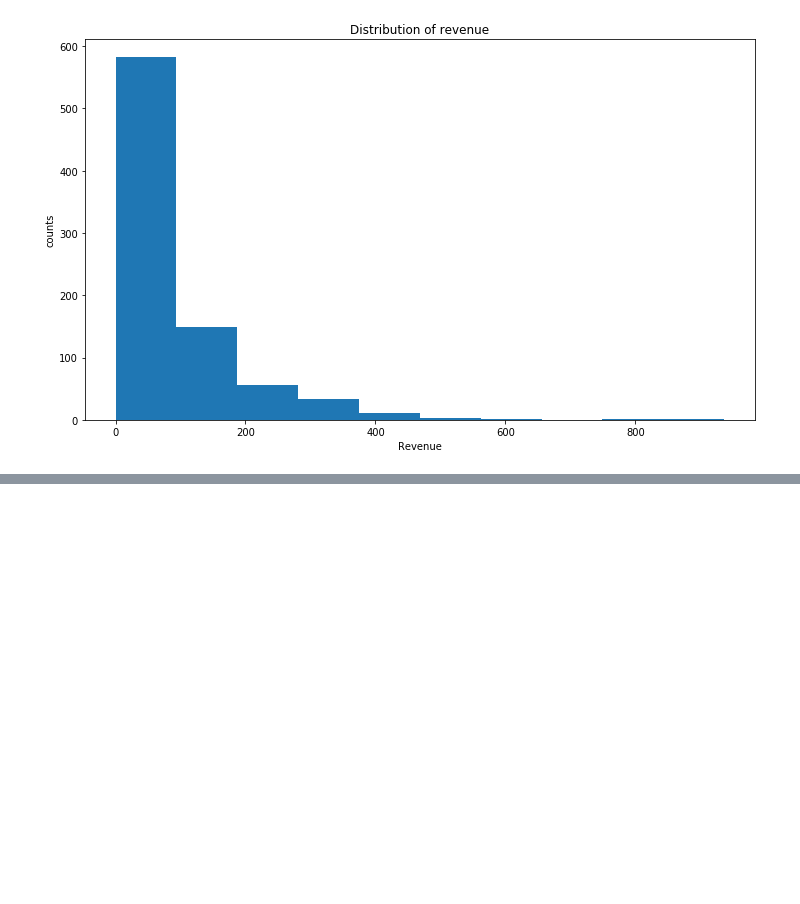
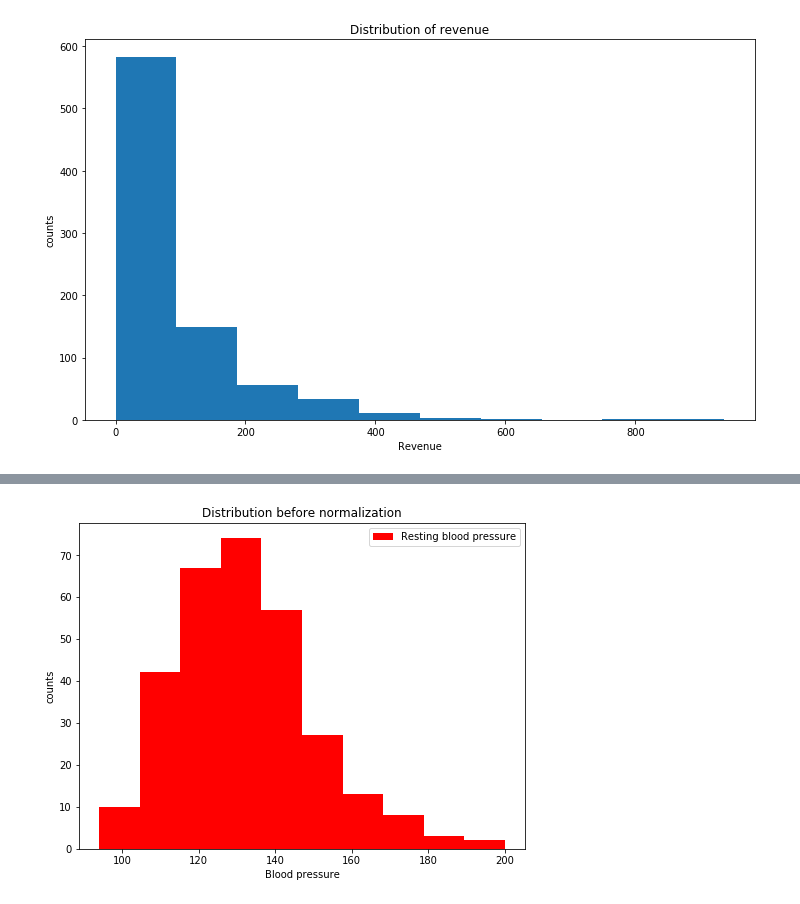
Before and after one commit to sawant-pranit/ML_Basic, a Jupyter notebook: Introduction/DataScalingAndEncoding/Notebook/data_scaling_encoding.ipynb, the cells around one changed output, grey strips where cells are left out. Drawn from its saved outputs; the diff is of its cells as text; code cells hidden in the pictures; blank space fills up the shorter version.

```diff
--- a/Introduction/DataScalingAndEncoding/Notebook/data_scaling_encoding.ipynb
+++ b/Introduction/DataScalingAndEncoding/Notebook/data_scaling_encoding.ipynb
@@ -201,3 +201,5 @@ plt.ylabel('counts')
 plt.show()
 # %% [output]
 [figure]
+# %%
+heart_data = pd.read_csv('../Dataset/heart.csv', sep=',')
@@ -203,0 +306,10 @@ plt.show()
+# %%
+plt.figure(figsize=(8,6))
+plt.hist(heart_data['trestbps'], facecolor = 'r', label='Resting blood pressure')
+plt.title('Distribution before normalization')
+plt.xlabel('Blood pressure')
+plt.ylabel('counts')
+plt.legend()
+plt.show()
+# %% [output]
+[figure, added]
```
Also changed, not shown: parts of 19 cells of this notebook, 1 other file.
